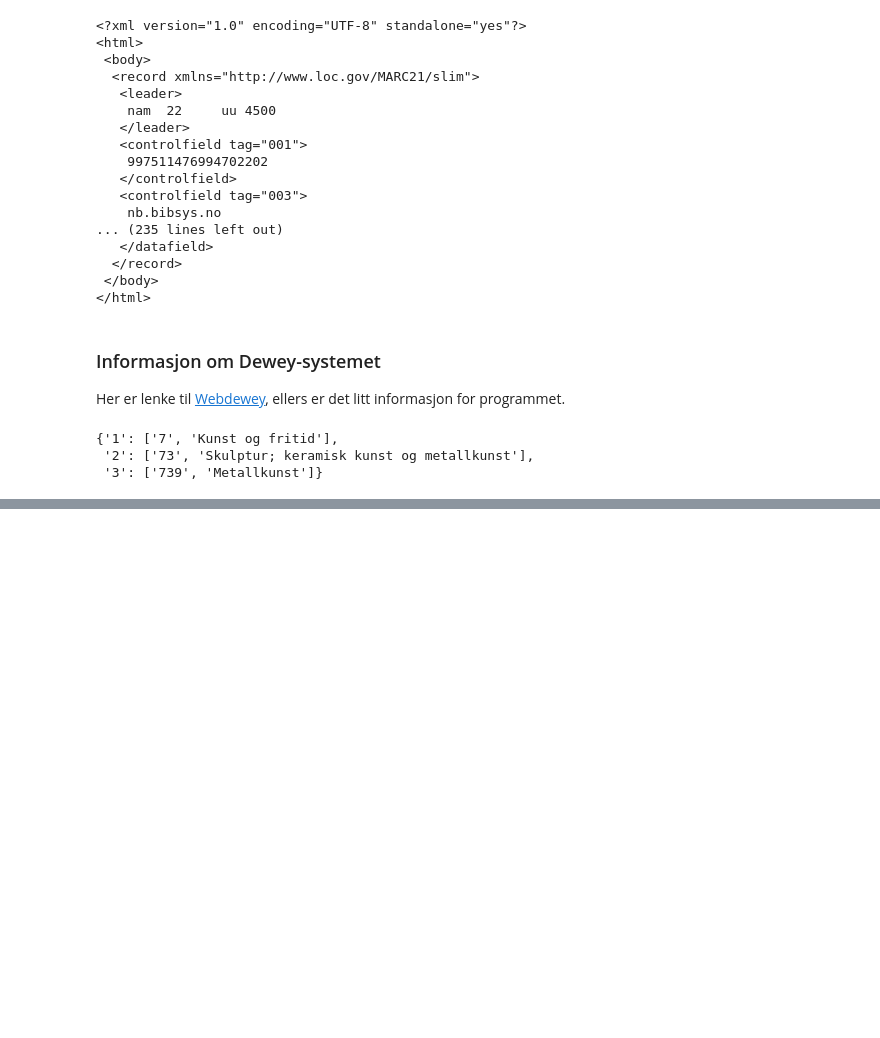
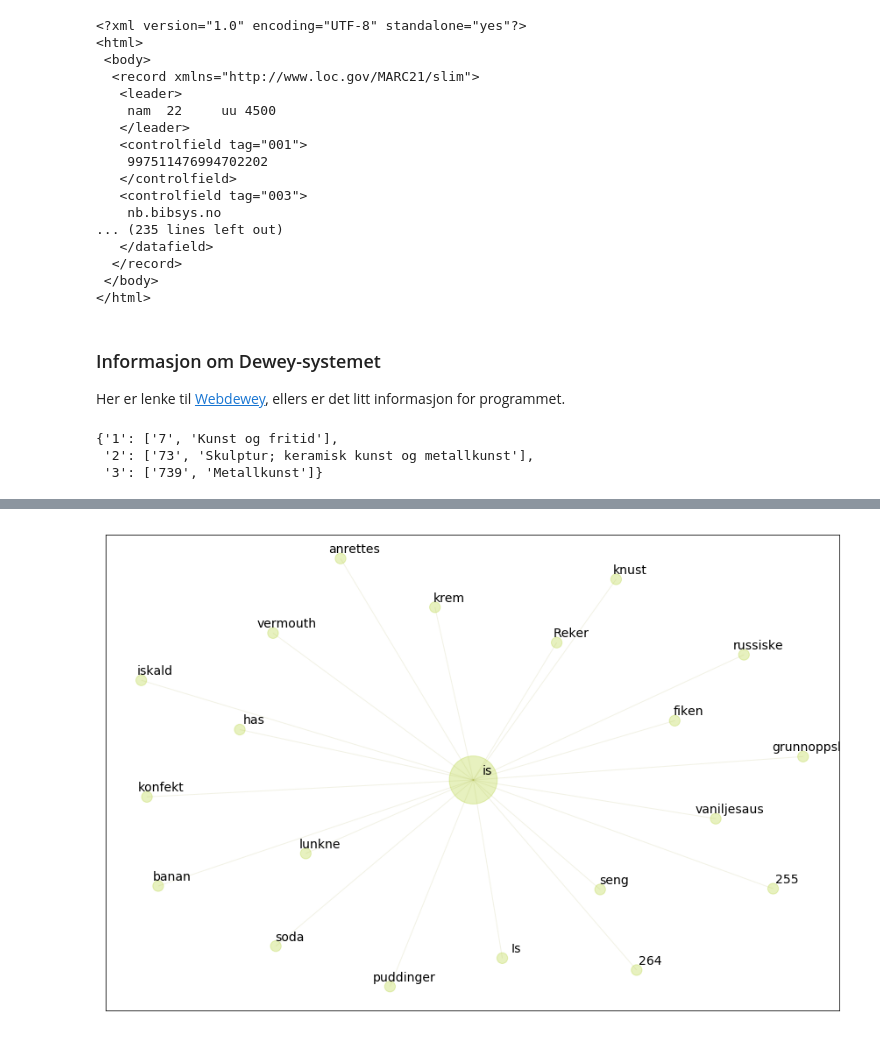
Before and after one commit to Yoonsen/Oslomet, a Jupyter notebook: Oslomet_metadata_kunnskapsorganisering-arkiv.ipynb, the cells around one changed output, grey strips where cells are left out. Cells and saved outputs as stored; diff of their text form; code cells hidden in the pictures; blank space fills up the shorter version.

```diff
--- a/Oslomet_metadata_kunnskapsorganisering-arkiv.ipynb
+++ b/Oslomet_metadata_kunnskapsorganisering-arkiv.ipynb
@@ -114,0 +319,9 @@ nb.dewey(739)
+# %%
+toppIce = nb.frame(I[0]**1.2/Total['total'], 'is').sort_values(by='is', ascending=False)
+# %%
+Ig1 = nx.Graph()
+Ig1.add_edges_from([('is', w) for w in toppIce[:20].index])
+# %%
+show_graph(Ig1, fontsize=14, spread=0.03)
+# %% [output]
+[figure, added]
```
Also changed, not shown: parts of 47 cells of this notebook, 2 other files.
